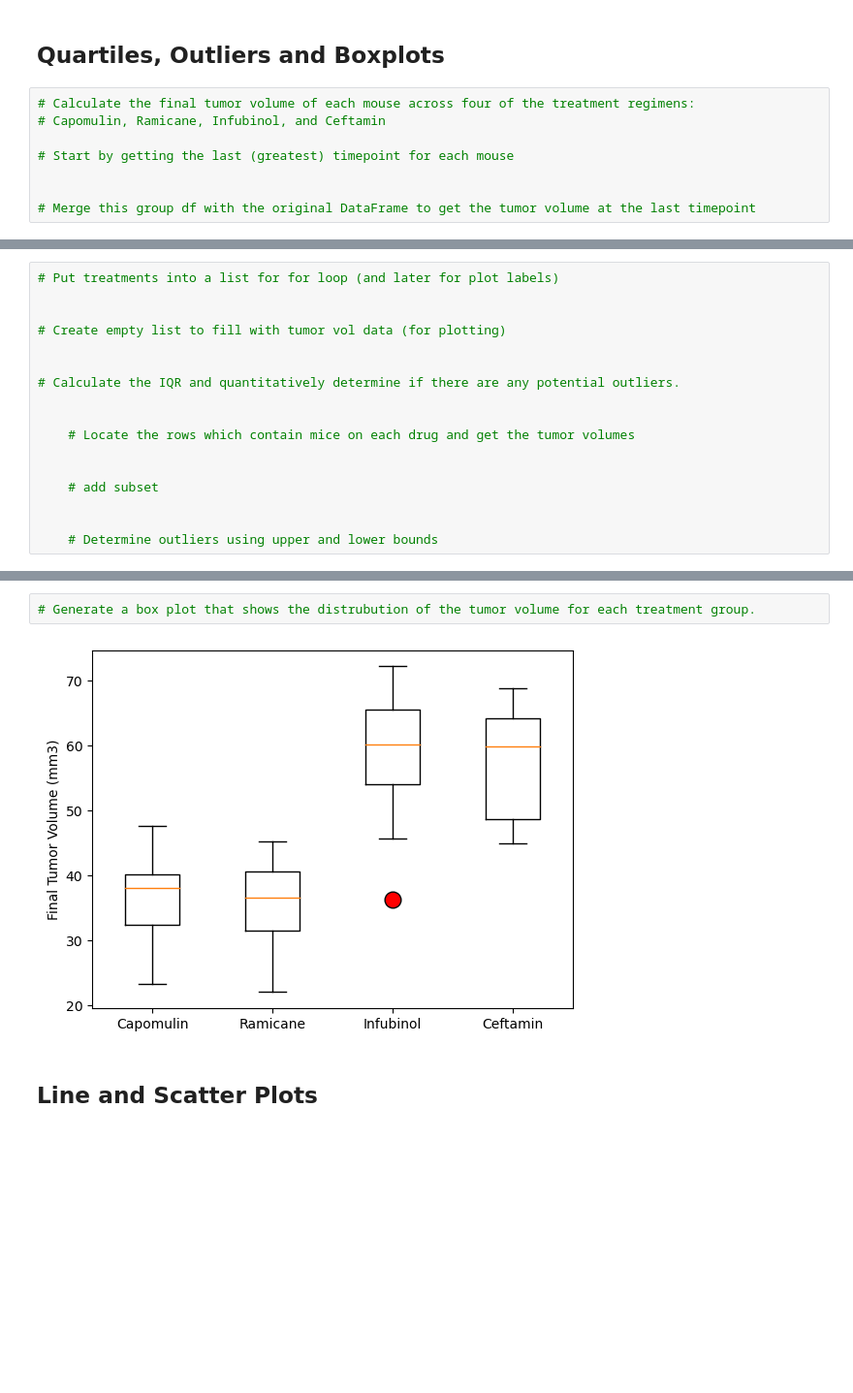
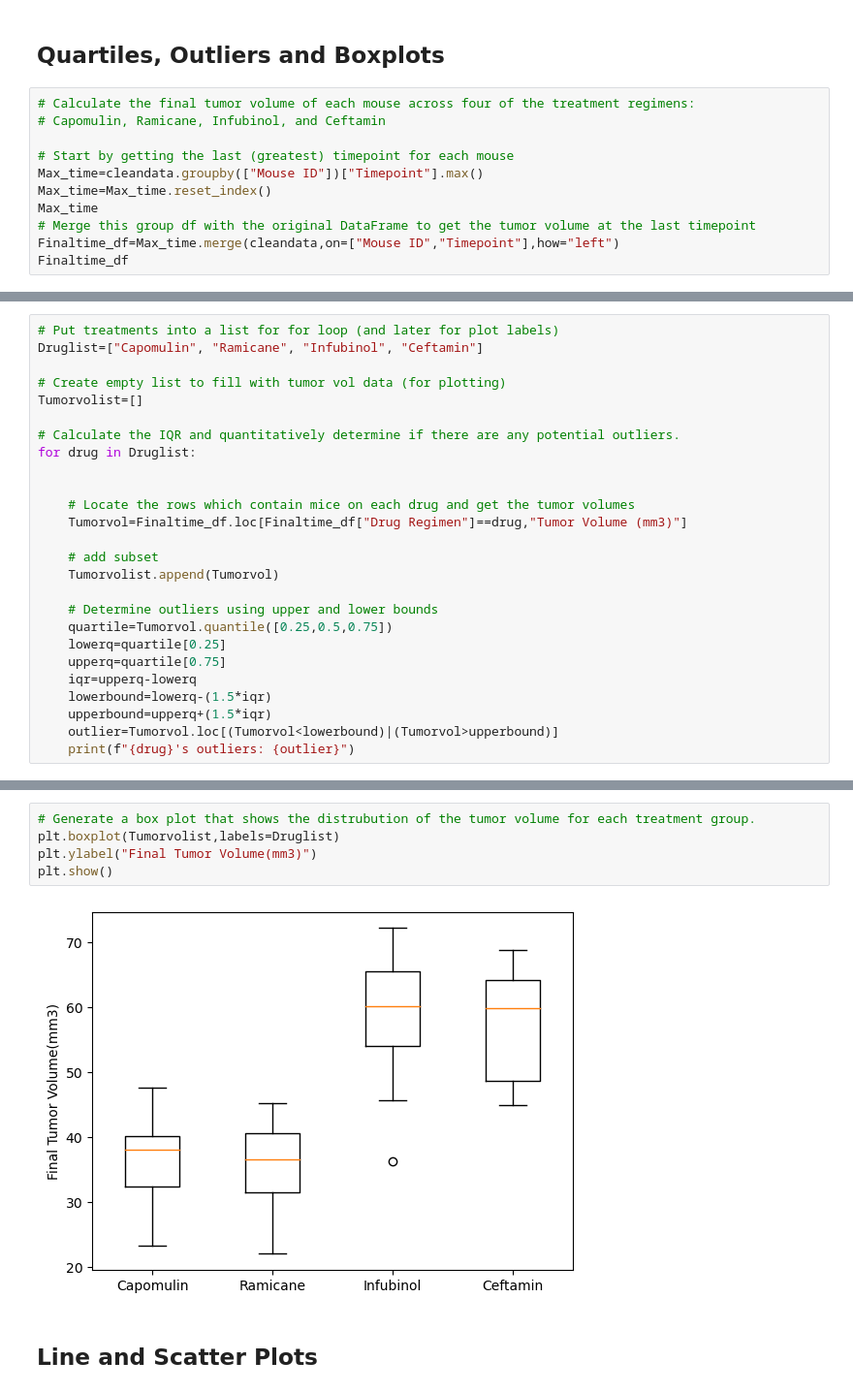
Before and after one commit to NadineB1/pymaceutical-challenge, a Jupyter notebook: pymaceuticals_starter.ipynb, the cells around one changed output, grey strips where cells are left out. Shown at 97% size. Cells and saved outputs as stored; diff of their text form; blank space fills up the shorter version.

```diff
--- a/pymaceuticals_starter.ipynb
+++ b/pymaceuticals_starter.ipynb
@@ -191,6 +191,9 @@ plt.show()
 # Capomulin, Ramicane, Infubinol, and Ceftamin
 
 # Start by getting the last (greatest) timepoint for each mouse
-
-
+Max_time=cleandata.groupby(["Mouse ID"])["Timepoint"].max()
+Max_time=Max_time.reset_index()
+Max_time
 # Merge this group df with the original DataFrame to get the tumor volume at the last timepoint
+Finaltime_df=Max_time.merge(cleandata,on=["Mouse ID","Timepoint"],how="left")
+Finaltime_df
@@ -197,18 +214,27 @@ plt.show()
 # %%
 # Put treatments into a list for for loop (and later for plot labels)
-
+Druglist=["Capomulin", "Ramicane", "Infubinol", "Ceftamin"]
 
 # Create empty list to fill with tumor vol data (for plotting)
-
+Tumorvolist=[]
 
 # Calculate the IQR and quantitatively determine if there are any potential outliers.
+for drug in Druglist:
 
 
     # Locate the rows which contain mice on each drug and get the tumor volumes
-
+    Tumorvol=Finaltime_df.loc[Finaltime_df["Drug Regimen"]==drug,"Tumor Volume (mm3)"]
 
     # add subset
-
+    Tumorvolist.append(Tumorvol)
 
     # Determine outliers using upper and lower bounds
+    quartile=Tumorvol.quantile([0.25,0.5,0.75])
+    lowerq=quartile[0.25]
+    upperq=quartile[0.75]
+    iqr=upperq-lowerq
+    lowerbound=lowerq-(1.5*iqr)
+    upperbound=upperq+(1.5*iqr)
+    outlier=Tumorvol.loc[(Tumorvol<lowerbound)|(Tumorvol>upperbound)]
+    print(f"{drug}'s outliers: {outlier}")
 # %% [output]
@@ -220,7 +246,10 @@ Ceftamin's potential outliers: Series([], Name: Tumor Volume (mm3), dtype: float
 # %%
 # Generate a box plot that shows the distrubution of the tumor volume for each treatment group.
+plt.boxplot(Tumorvolist,labels=Druglist)
+plt.ylabel("Final Tumor Volume(mm3)")
+plt.show()
 # %% [output]
-[figure, old version]
+[figure, new version]
 # %% [markdown]
 ## Line and Scatter Plots
 # %%
```
Also changed, not shown: parts of 7 cells of this notebook.
